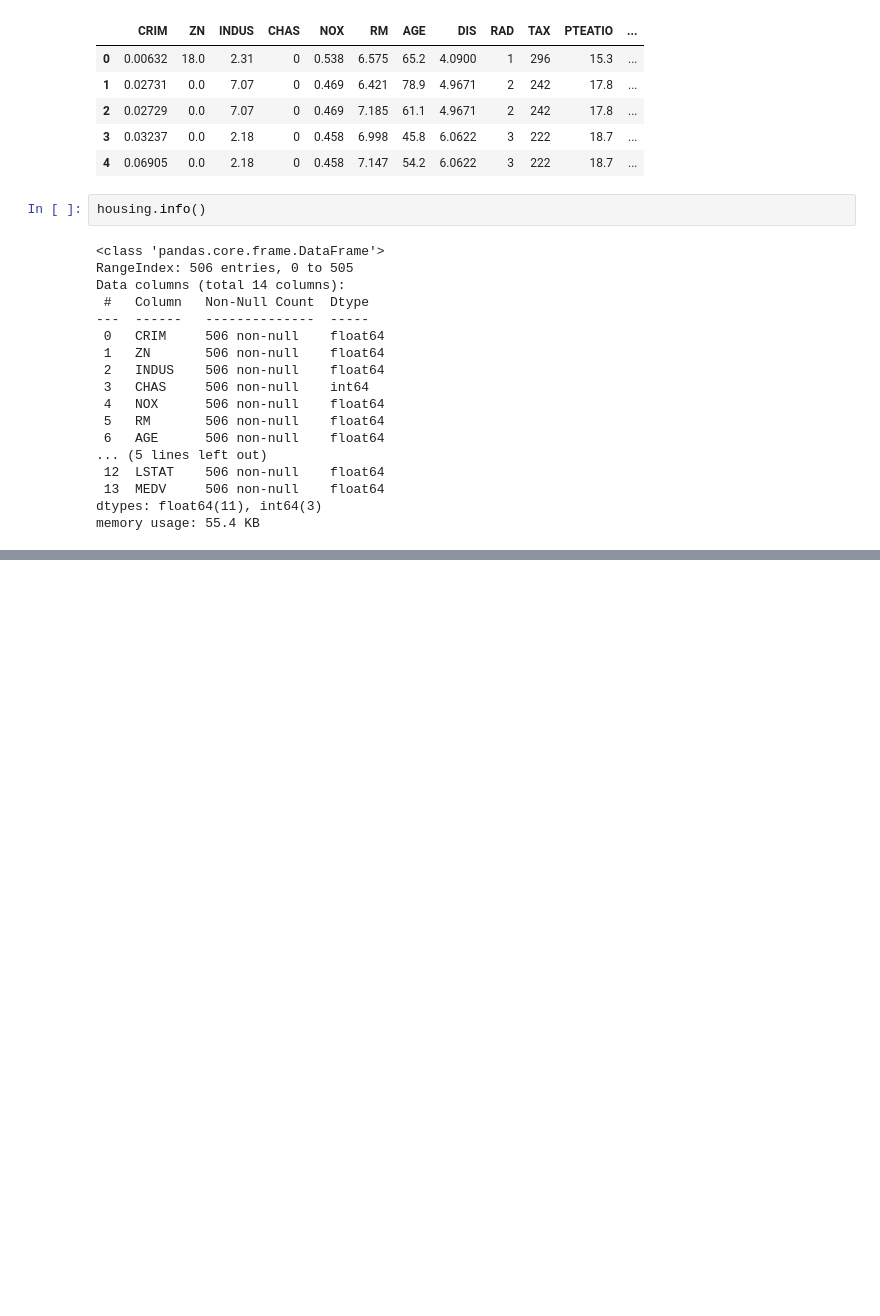
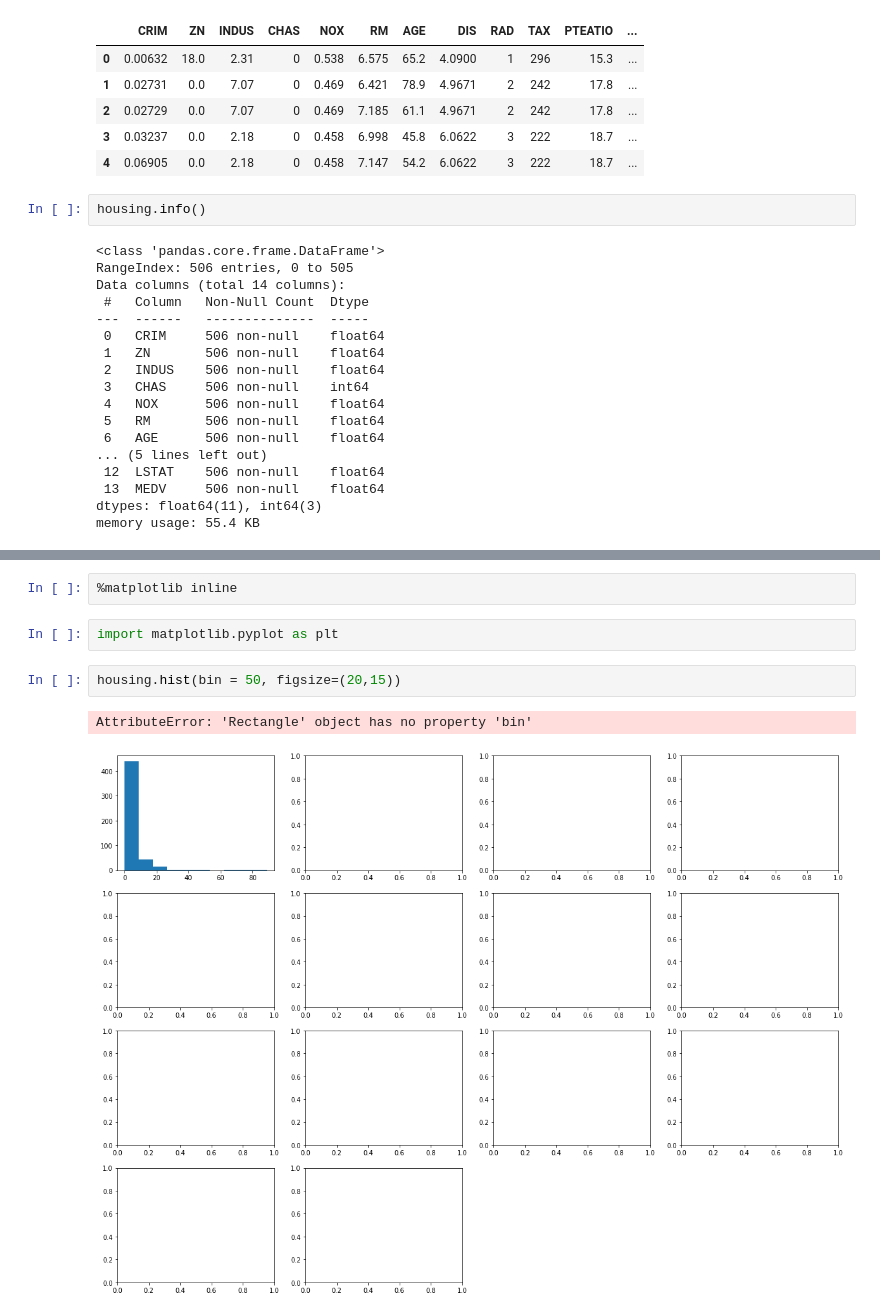
Before and after one commit to itsdevansh/ML-python, a Jupyter notebook: Price Predictor for Real Estate .ipynb, the cells around one changed output, grey strips where cells are left out. Cells and saved outputs as stored; diff of their text form; blank space fills up the shorter version.

```diff
--- a/Price Predictor for Real Estate .ipynb
+++ b/Price Predictor for Real Estate .ipynb
@@ -36,0 +49,9 @@ memory usage: 55.4 KB
+# %%
+%matplotlib inline
+# %%
+import matplotlib.pyplot as plt
+# %%
+housing.hist(bin = 50, figsize=(20,15))
+# %% [output]
+AttributeError: 'Rectangle' object has no property 'bin'
+[figure, added]
```
Also changed, not shown: parts of 1 cell of this notebook.
